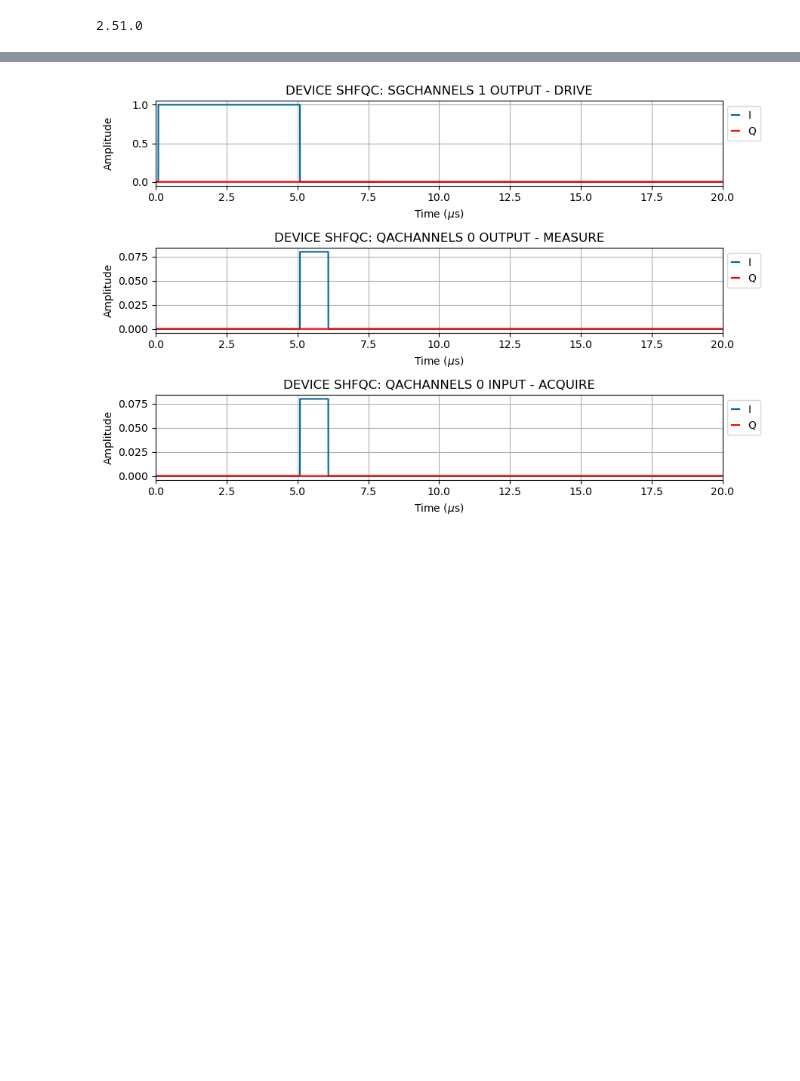
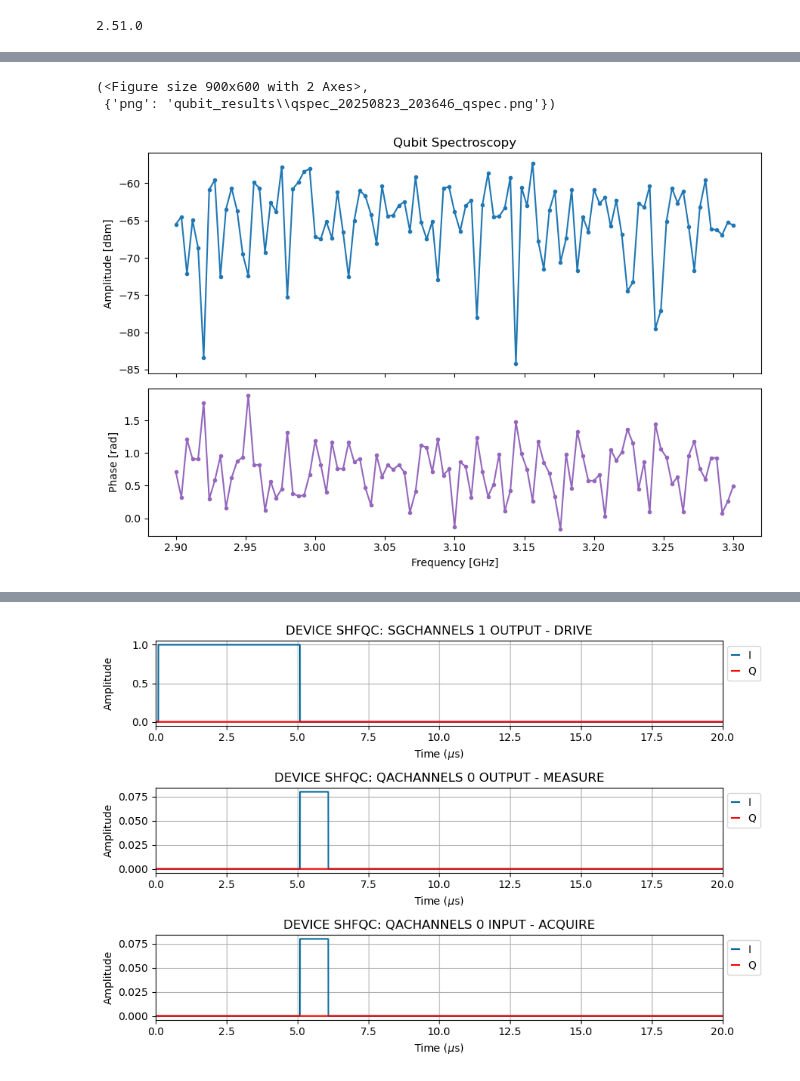
Before and after one commit to YiiiiZ/Measurement, a Jupyter notebook: qubit.ipynb, the cells around one changed output, grey strips where cells are left out. Saved outputs shown, nothing was run; the diff lists cells and outputs as text; code cells hidden in the pictures; blank space fills up the shorter version.

```diff
--- a/qubit.ipynb
+++ b/qubit.ipynb
@@ -78,0 +378,34 @@ drive_pulse_amp= 1
+# %%
+# Create helper
+qs = qubit_spec(
+    device_setup=device_setup,
+    session=session,
+    qubit="q0",
+    qb_lo_freq=3e9,
+    res_lo_freq=7.2e9,
+    res_freq=7.148812e9,
+    start_freq=-100e6,
+    stop_freq=300e6,
+    num_points=101,
+    num_averages=8,
+    integration_time=1e-5,
+    drive_amp=-30,
+    drive_pulse_length=1e-6,
+    drive_pulse_amp=1,
+    measure_range=-30,
+    measure_amp=0.3,
+    ro_pulse_length=1e-6,
+    ro_pulse_amp=0.08,
+    acquire_range=-40,
+    acquire_amp=0.7,
+)
+
+# Build/compile/run (pulse sheet optional)
+qs.run(save_pulse_sheet=True, simulate=False)
+
+# Analyze (use "real" to match your previous script; use "abs" if you prefer |IQ|)
+qs.analyze(amplitude_mode="real")
+
+# Plot
+qs.plot(save_png=True)
+# %% [output]
@@ -79,3 +429,6 @@ drive_pulse_amp= 1
+(<Figure size 900x600 with 2 Axes>,
+ {'png': 'qubit_results\\qspec_20250823_203646_qspec.png'})
+[figure, added]
 # %%
 # pulse parameters and definitions
 def create_readout_pulse(
```
Also changed, not shown: parts of 6 cells of this notebook, 52 other files.
